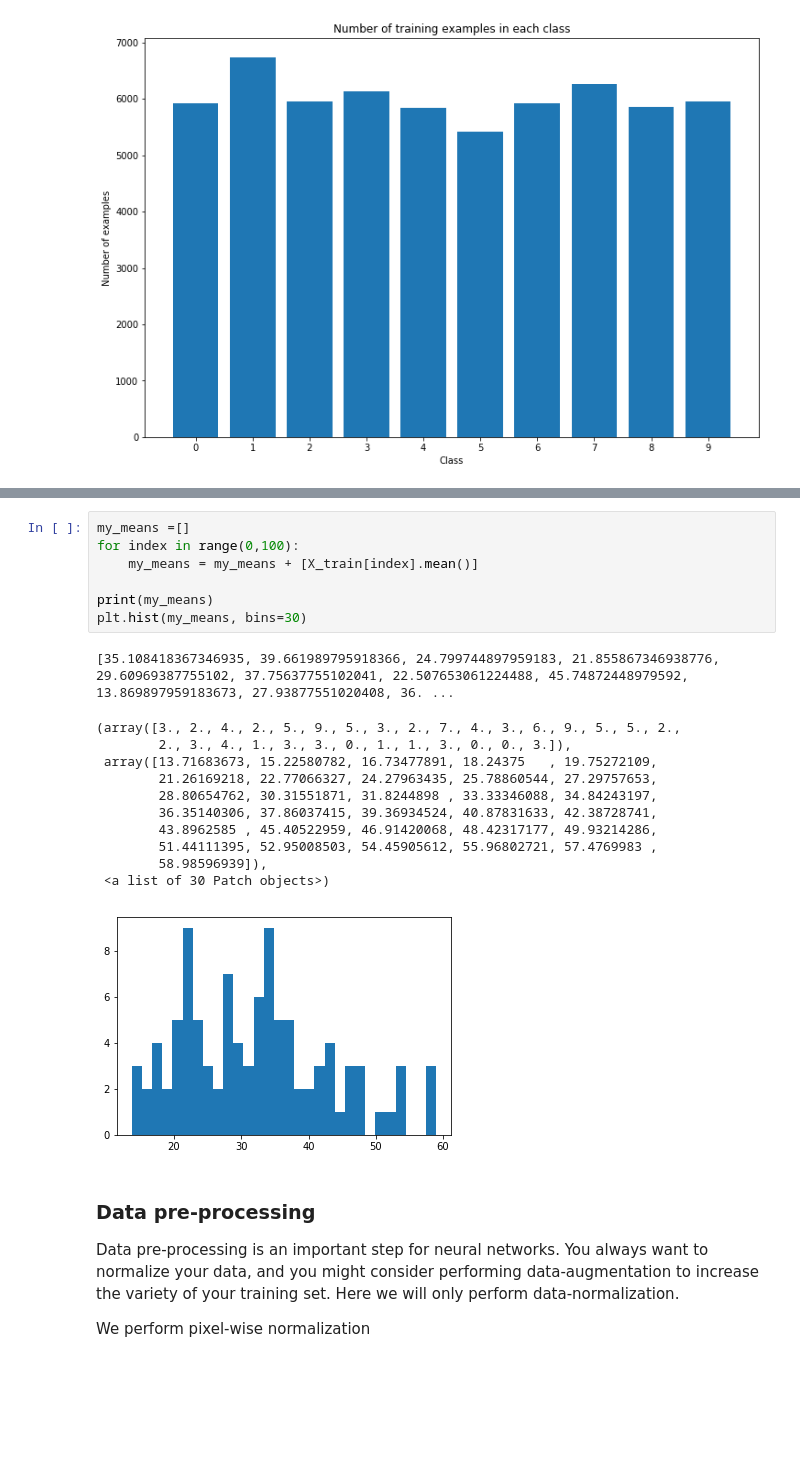
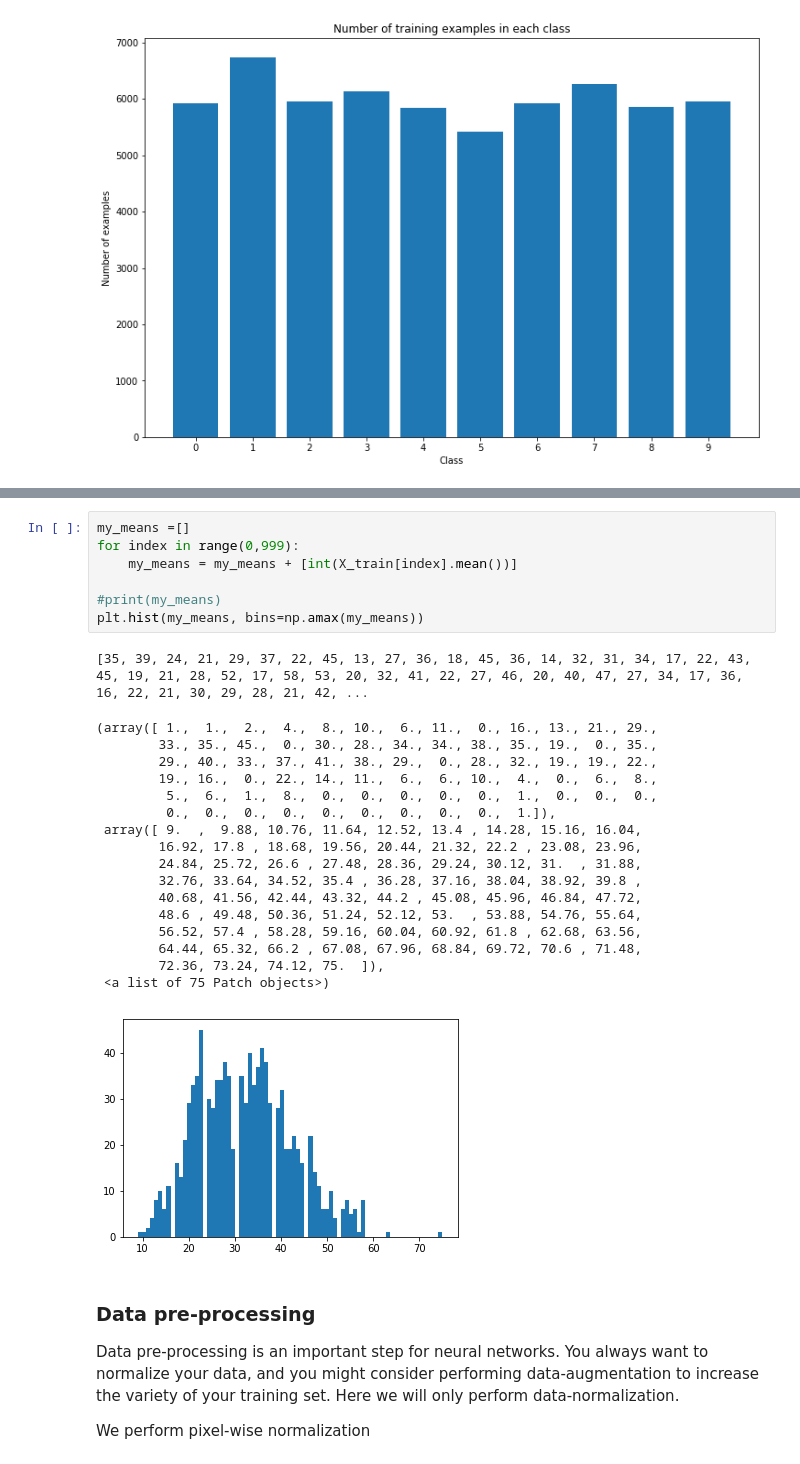
Before and after one commit to balazsorban44/TDT4195, a Jupyter notebook: Assignment_4/Keras_example.ipynb, the cells around one changed output, grey strips where cells are left out. Drawn from its saved outputs; the diff is of its cells as text; blank space fills up the shorter version.

```diff
--- a/Assignment_4/Keras_example.ipynb
+++ b/Assignment_4/Keras_example.ipynb
@@ -65,23 +88,29 @@ plt.bar(x, y)
 # %%
 my_means =[]
-for index in range(0,100):
-    my_means = my_means + [X_train[index].mean()]
+for index in range(0,999):
+    my_means = my_means + [int(X_train[index].mean())]
 
-print(my_means)
-plt.hist(my_means, bins=30)
+#print(my_means)
+plt.hist(my_means, bins=np.amax(my_means))
 # %% [output]
-[35.108418367346935, 39.661989795918366, 24.799744897959183, 21.855867346938776, 29.60969387755102, 37.75637755102041, 22.507653061224488, 45.74872448979592, 13.869897959183673, 27.93877551020408, 36. ...
+[35, 39, 24, 21, 29, 37, 22, 45, 13, 27, 36, 18, 45, 36, 14, 32, 31, 34, 17, 22, 43, 45, 19, 21, 28, 52, 17, 58, 53, 20, 32, 41, 22, 27, 46, 20, 40, 47, 27, 34, 17, 36, 16, 22, 21, 30, 29, 28, 21, 42, ...
-(array([3., 2., 4., 2., 5., 9., 5., 3., 2., 7., 4., 3., 6., 9., 5., 5., 2.,
-        2., 3., 4., 1., 3., 3., 0., 1., 1., 3., 0., 0., 3.]),
- array([13.71683673, 15.22580782, 16.73477891, 18.24375   , 19.75272109,
-        21.26169218, 22.77066327, 24.27963435, 25.78860544, 27.29757653,
-        28.80654762, 30.31551871, 31.8244898 , 33.33346088, 34.84243197,
-        36.35140306, 37.86037415, 39.36934524, 40.87831633, 42.38728741,
-        43.8962585 , 45.40522959, 46.91420068, 48.42317177, 49.93214286,
-        51.44111395, 52.95008503, 54.45905612, 55.96802721, 57.4769983 ,
-        58.98596939]),
- <a list of 30 Patch objects>)
+(array([ 1.,  1.,  2.,  4.,  8., 10.,  6., 11.,  0., 16., 13., 21., 29.,
+        33., 35., 45.,  0., 30., 28., 34., 34., 38., 35., 19.,  0., 35.,
+        29., 40., 33., 37., 41., 38., 29.,  0., 28., 32., 19., 19., 22.,
+        19., 16.,  0., 22., 14., 11.,  6.,  6., 10.,  4.,  0.,  6.,  8.,
+         5.,  6.,  1.,  8.,  0.,  0.,  0.,  0.,  0.,  1.,  0.,  0.,  0.,
+         0.,  0.,  0.,  0.,  0.,  0.,  0.,  0.,  0.,  1.]),
+ array([ 9.  ,  9.88, 10.76, 11.64, 12.52, 13.4 , 14.28, 15.16, 16.04,
+        16.92, 17.8 , 18.68, 19.56, 20.44, 21.32, 22.2 , 23.08, 23.96,
+        24.84, 25.72, 26.6 , 27.48, 28.36, 29.24, 30.12, 31.  , 31.88,
+        32.76, 33.64, 34.52, 35.4 , 36.28, 37.16, 38.04, 38.92, 39.8 ,
+        40.68, 41.56, 42.44, 43.32, 44.2 , 45.08, 45.96, 46.84, 47.72,
+        48.6 , 49.48, 50.36, 51.24, 52.12, 53.  , 53.88, 54.76, 55.64,
+        56.52, 57.4 , 58.28, 59.16, 60.04, 60.92, 61.8 , 62.68, 63.56,
+        64.44, 65.32, 66.2 , 67.08, 67.96, 68.84, 69.72, 70.6 , 71.48,
+        72.36, 73.24, 74.12, 75.  ]),
+ <a list of 75 Patch objects>)
-[figure, old version]
+[figure, new version]
 # %% [markdown]
 ### Data pre-processing
 
```
Also changed, not shown: parts of 2 cells of this notebook, 1 other file.
